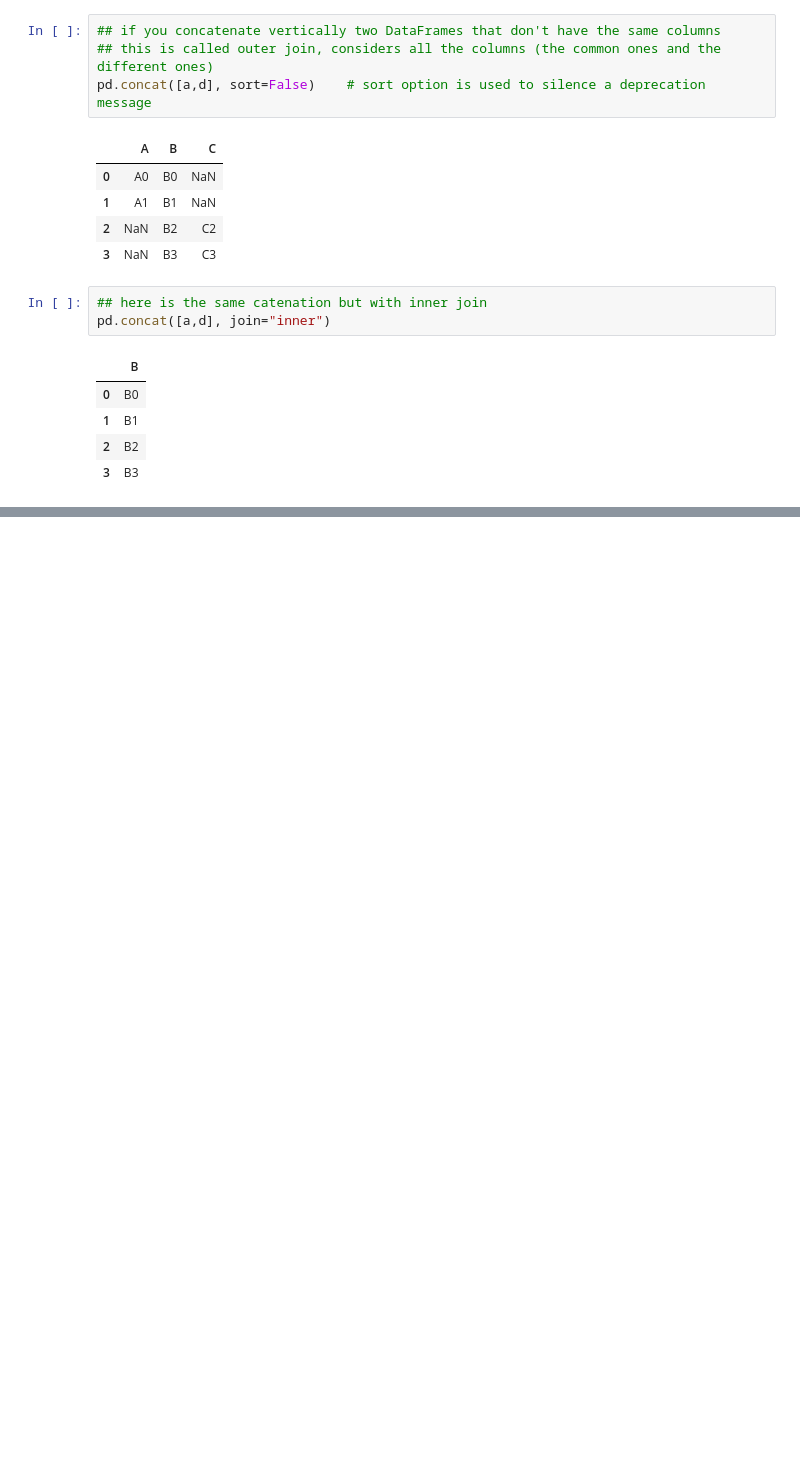
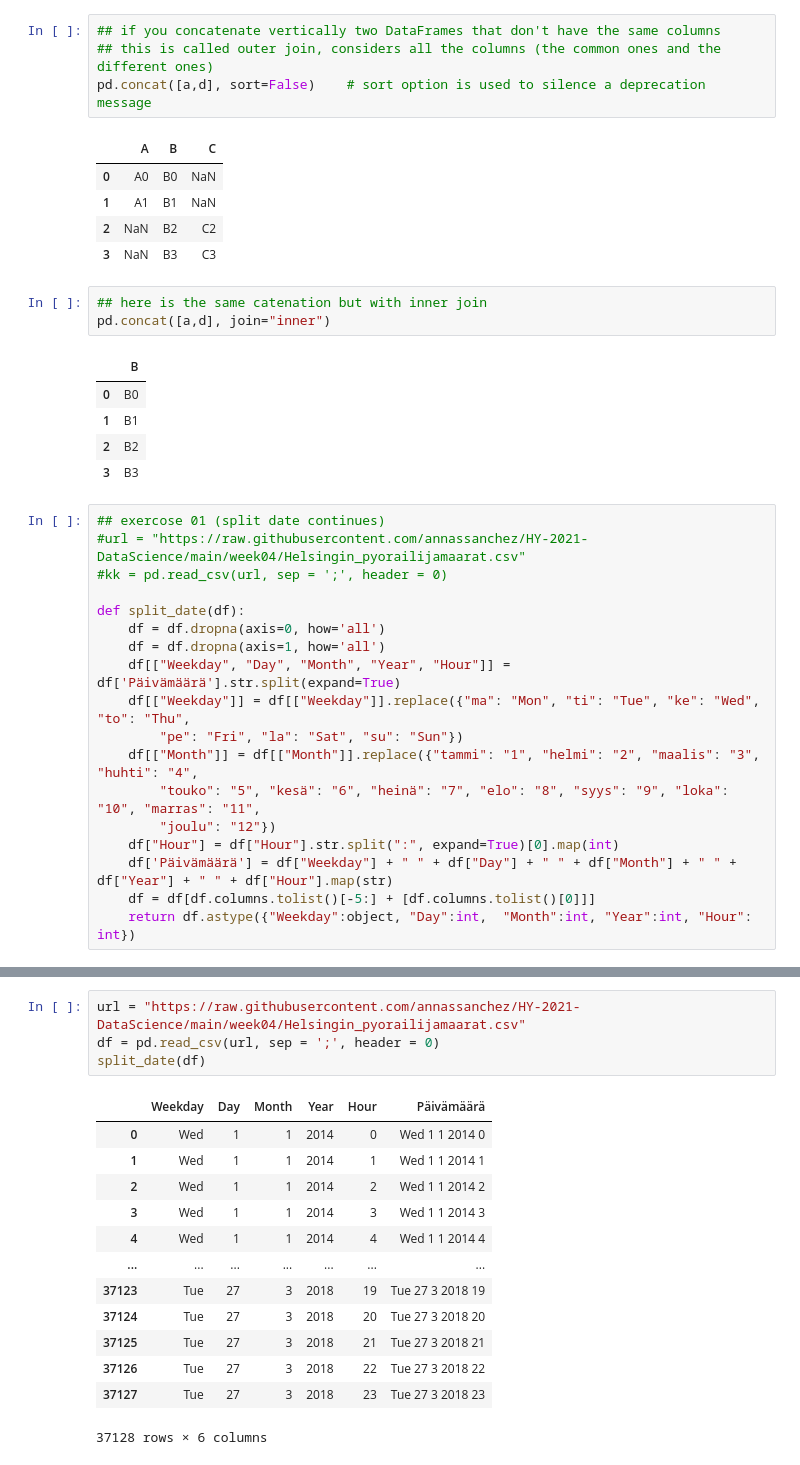
Before and after one commit to annassanchez/HY-2021-DataScience, a Jupyter notebook: week05/week05.ipynb, the cells around one changed output, grey strips where cells are left out. Drawn from its saved outputs; the diff is of its cells as text; blank space fills up the shorter version.

```diff
--- a/week05/week05.ipynb
+++ b/week05/week05.ipynb
@@ -124,3 +124,21 @@ pd.concat([a,d], join="inner")
 | 1 | B1 |
 | 2 | B2 |
 | 3 | B3 |
+# %%
+## exercose 01 (split date continues)
+#url = "https://raw.githubusercontent.com/annassanchez/HY-2021-DataScience/main/week04/Helsingin_pyorailijamaarat.csv"
+#kk = pd.read_csv(url, sep = ';', header = 0)
+
+def split_date(df):
+    df = df.dropna(axis=0, how='all')
+    df = df.dropna(axis=1, how='all')
+    df[["Weekday", "Day", "Month", "Year", "Hour"]] = df['Päivämäärä'].str.split(expand=True)
+    df[["Weekday"]] = df[["Weekday"]].replace({"ma": "Mon", "ti": "Tue", "ke": "Wed", "to": "Thu",
+        "pe": "Fri", "la": "Sat", "su": "Sun"})
+    df[["Month"]] = df[["Month"]].replace({"tammi": "1", "helmi": "2", "maalis": "3", "huhti": "4",
+        "touko": "5", "kesä": "6", "heinä": "7", "elo": "8", "syys": "9", "loka": "10", "marras": "11",
+        "joulu": "12"})
+    df["Hour"] = df["Hour"].str.split(":", expand=True)[0].map(int)
+    df['Päivämäärä'] = df["Weekday"] + " " + df["Day"] + " " + df["Month"] + " " + df["Year"] + " " + df["Hour"].map(str)
+    df = df[df.columns.tolist()[-5:] + [df.columns.tolist()[0]]]
+    return df.astype({"Weekday":object, "Day":int,  "Month":int, "Year":int, "Hour": int})
@@ -126,0 +157,18 @@ pd.concat([a,d], join="inner")
+# %%
+url = "https://raw.githubusercontent.com/annassanchez/HY-2021-DataScience/main/week04/Helsingin_pyorailijamaarat.csv"
+df = pd.read_csv(url, sep = ';', header = 0)
+split_date(df)
+# %% [output]
+|  | Weekday | Day | Month | Year | Hour | Päivämäärä |
+| 0 | Wed | 1 | 1 | 2014 | 0 | Wed 1 1 2014 0 |
+| 1 | Wed | 1 | 1 | 2014 | 1 | Wed 1 1 2014 1 |
+| 2 | Wed | 1 | 1 | 2014 | 2 | Wed 1 1 2014 2 |
+| 3 | Wed | 1 | 1 | 2014 | 3 | Wed 1 1 2014 3 |
+| 4 | Wed | 1 | 1 | 2014 | 4 | Wed 1 1 2014 4 |
+| ... | ... | ... | ... | ... | ... | ... |
+| 37123 | Tue | 27 | 3 | 2018 | 19 | Tue 27 3 2018 19 |
+| 37124 | Tue | 27 | 3 | 2018 | 20 | Tue 27 3 2018 20 |
+| 37125 | Tue | 27 | 3 | 2018 | 21 | Tue 27 3 2018 21 |
+| 37126 | Tue | 27 | 3 | 2018 | 22 | Tue 27 3 2018 22 |
+| 37127 | Tue | 27 | 3 | 2018 | 23 | Tue 27 3 2018 23 |
+37128 rows × 6 columns
```
Also changed, not shown: parts of 3 cells of this notebook.
